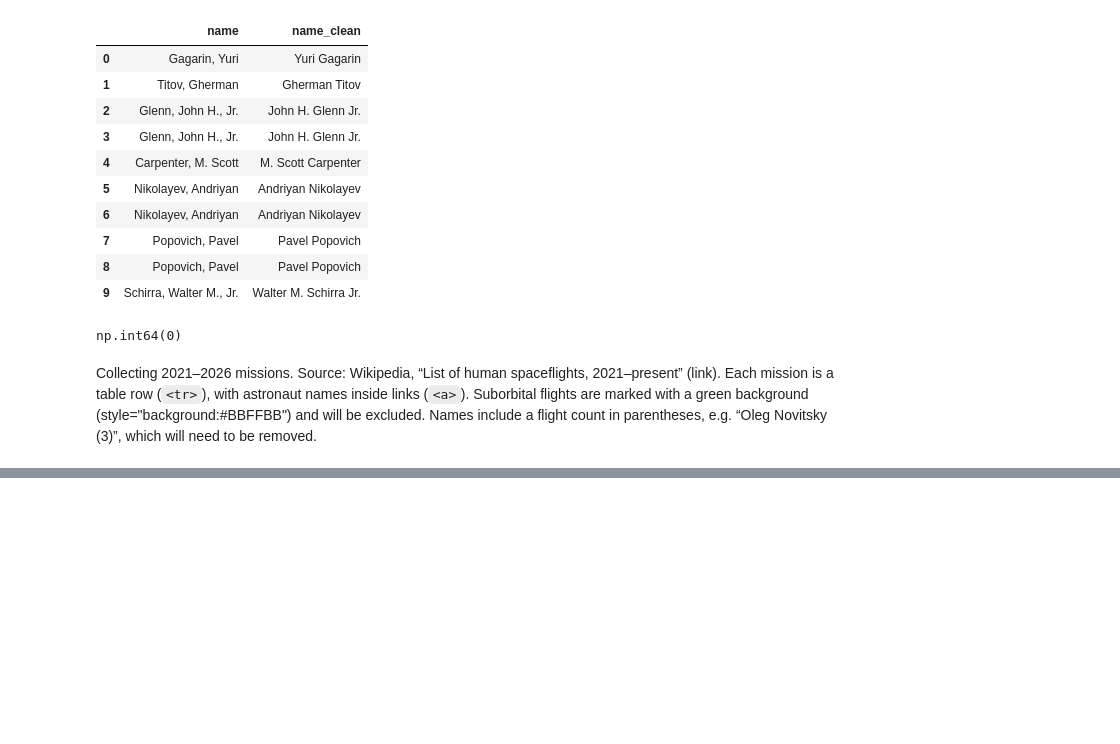
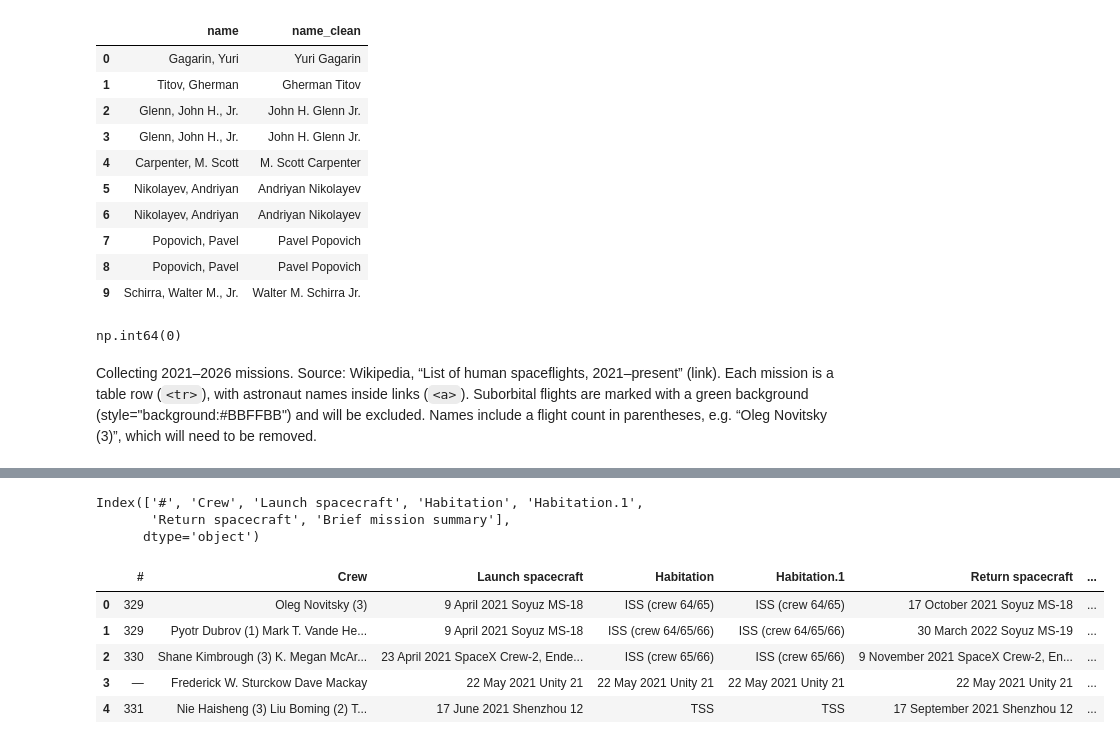
Before and after one commit to MayaVolkov/astronaut-missions-analysis, a Jupyter notebook: Astronaut_Mission_Analysis_.ipynb, the cells around one changed output, grey strips where cells are left out. Cells and saved outputs as stored; diff of their text form; code cells hidden in the pictures; blank space fills up the shorter version.

Commit message:
read_html, pick mission table, document what it drops

```diff
--- a/Astronaut_Mission_Analysis_.ipynb
+++ b/Astronaut_Mission_Analysis_.ipynb
@@ -236,3 +238,7 @@ data_table_2020["name_clean"].str.contains(",").sum()
 np.int64(0)
 # %% [markdown]
 Collecting 2021–2026 missions. Source: Wikipedia, “List of human spaceflights, 2021–present” (link). Each mission is a table row (`<tr>`), with astronaut names inside links (`<a>`). Suborbital flights are marked with a green background (style="background:#BBFFBB") and will be excluded. Names include a flight count in parentheses, e.g. “Oleg Novitsky (3)”, which will need to be removed.
+# %%
+wrapped_html = StringIO(response.text)
+tables = pd.read_html(wrapped_html)
+print(len(tables))
@@ -238,0 +258,16 @@ Collecting 2021–2026 missions. Source: Wikipedia, “List of human spaceflight
+# %%
+missions = tables[0]
+missions.columns
+# %% [output]
+Index(['#', 'Crew', 'Launch spacecraft', 'Habitation', 'Habitation.1',
+       'Return spacecraft', 'Brief mission summary'],
+      dtype='object')
+# %%
+missions.head()
+# %% [output]
+|  | # | Crew | Launch spacecraft | Habitation | Habitation.1 | Return spacecraft | ... |
+| 0 | 329 | Oleg Novitsky (3) | 9 April 2021 Soyuz MS-18 | ISS (crew 64/65) | ISS (crew 64/65) | 17 October 2021 Soyuz MS-18 | ... |
+| 1 | 329 | Pyotr Dubrov (1) Mark T. Vande He... | 9 April 2021 Soyuz MS-18 | ISS (crew 64/65/66) | ISS (crew 64/65/66) | 30 March 2022 Soyuz MS-19 | ... |
+| 2 | 330 | Shane Kimbrough (3) K. Megan McAr... | 23 April 2021 SpaceX Crew-2, Ende... | ISS (crew 65/66) | ISS (crew 65/66) | 9 November 2021 SpaceX Crew-2, En... | ... |
+| 3 | — | Frederick W. Sturckow Dave Mackay | 22 May 2021 Unity 21 | 22 May 2021 Unity 21 | 22 May 2021 Unity 21 | 22 May 2021 Unity 21 | ... |
+| 4 | 331 | Nie Haisheng (3) Liu Boming (2) T... | 17 June 2021 Shenzhou 12 | TSS | TSS | 17 September 2021 Shenzhou 12 | ... |
```
Also changed, not shown: parts of 4 cells of this notebook.
